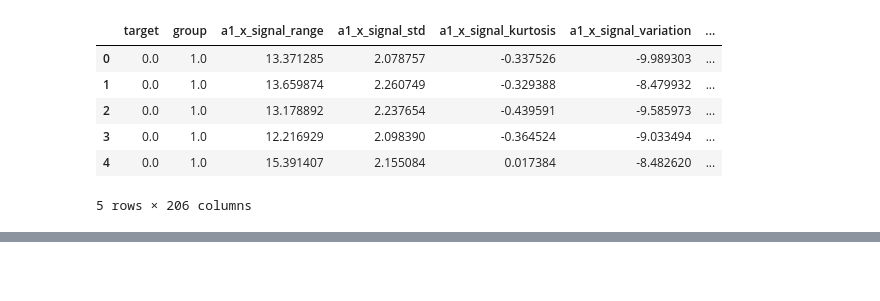
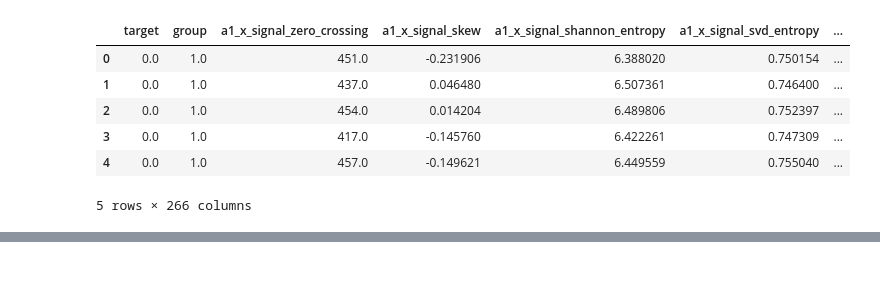
Before and after one commit to RuslanBabudzhan/QuantumBearings, a Jupyter notebook: notebooks/GridSearch.ipynb, the cells around one changed output, grey strips where cells are left out. Cells and saved outputs as stored; diff of their text form; code cells hidden in the pictures.

```diff
--- a/notebooks/GridSearch.ipynb
+++ b/notebooks/GridSearch.ipynb
@@ -27,16 +27,16 @@ public_tables_path = config['Path']['public_tables_path']
 bootstrap_jsons_path = config['Path']['bootstrap_jsons_path']
 single_jsons_path = config['Path']['single_jsons_path']
 # %%
-prepared_data = pd.read_csv(os.path.join(root, own_data_path, 'processed_full_signal_specter1000.csv'), delimiter=',')  # our experiment
+prepared_data = pd.read_csv(os.path.join(root, own_data_path, 'processed_AY_full_signal_specter500_noscale.csv'), delimiter=',')  # our experiment
 prepared_data.head()
 # %% [output]
-|  | target | group | a1_x_signal_range | a1_x_signal_std | a1_x_signal_kurtosis | a1_x_signal_variation | ... |
-| 0 | 0.0 | 1.0 | 13.371285 | 2.078757 | -0.337526 | -9.989303 | ... |
-| 1 | 0.0 | 1.0 | 13.659874 | 2.260749 | -0.329388 | -8.479932 | ... |
-| 2 | 0.0 | 1.0 | 13.178892 | 2.237654 | -0.439591 | -9.585973 | ... |
-| 3 | 0.0 | 1.0 | 12.216929 | 2.098390 | -0.364524 | -9.033494 | ... |
-| 4 | 0.0 | 1.0 | 15.391407 | 2.155084 | 0.017384 | -8.482620 | ... |
+|  | target | group | a1_x_signal_zero_crossing | a1_x_signal_skew | a1_x_signal_shannon_entropy | a1_x_signal_svd_entropy | ... |
+| 0 | 0.0 | 1.0 | 451.0 | -0.231906 | 6.388020 | 0.750154 | ... |
+| 1 | 0.0 | 1.0 | 437.0 | 0.046480 | 6.507361 | 0.746400 | ... |
+| 2 | 0.0 | 1.0 | 454.0 | 0.014204 | 6.489806 | 0.752397 | ... |
+| 3 | 0.0 | 1.0 | 417.0 | -0.145760 | 6.422261 | 0.747309 | ... |
+| 4 | 0.0 | 1.0 | 457.0 | -0.149621 | 6.449559 | 0.755040 | ... |
-5 rows × 206 columns
+5 rows × 266 columns
 # %%
 # models
 from sklearn.linear_model import LogisticRegression
```
Also changed, not shown: parts of 4 cells of this notebook.
